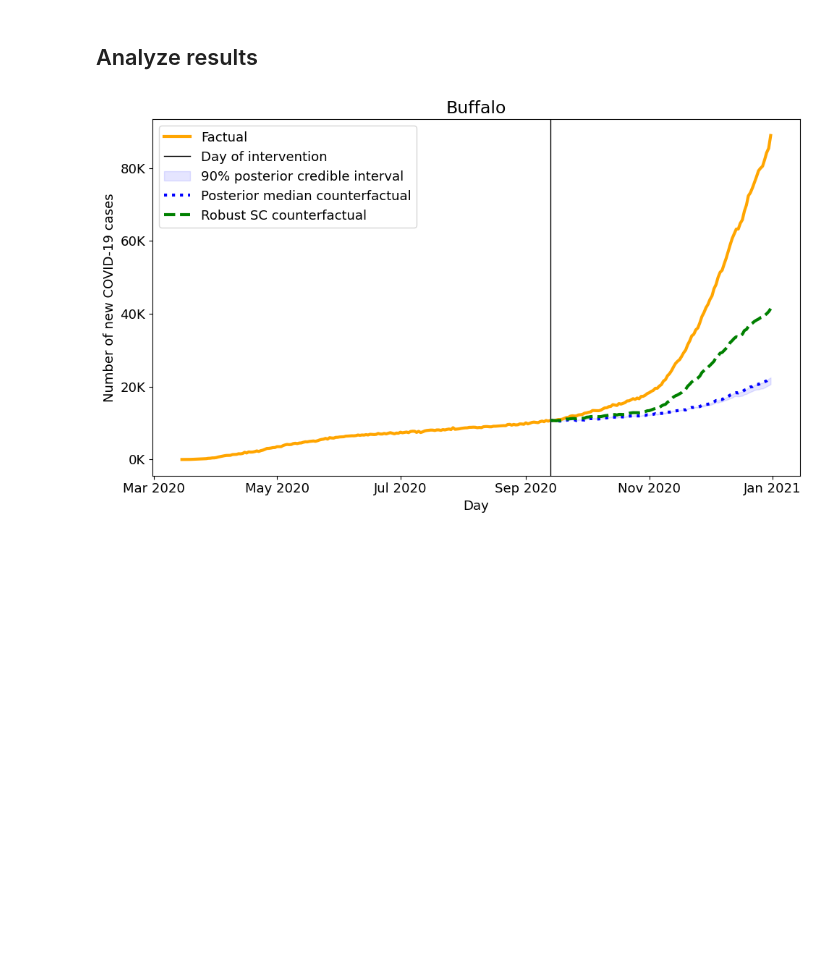
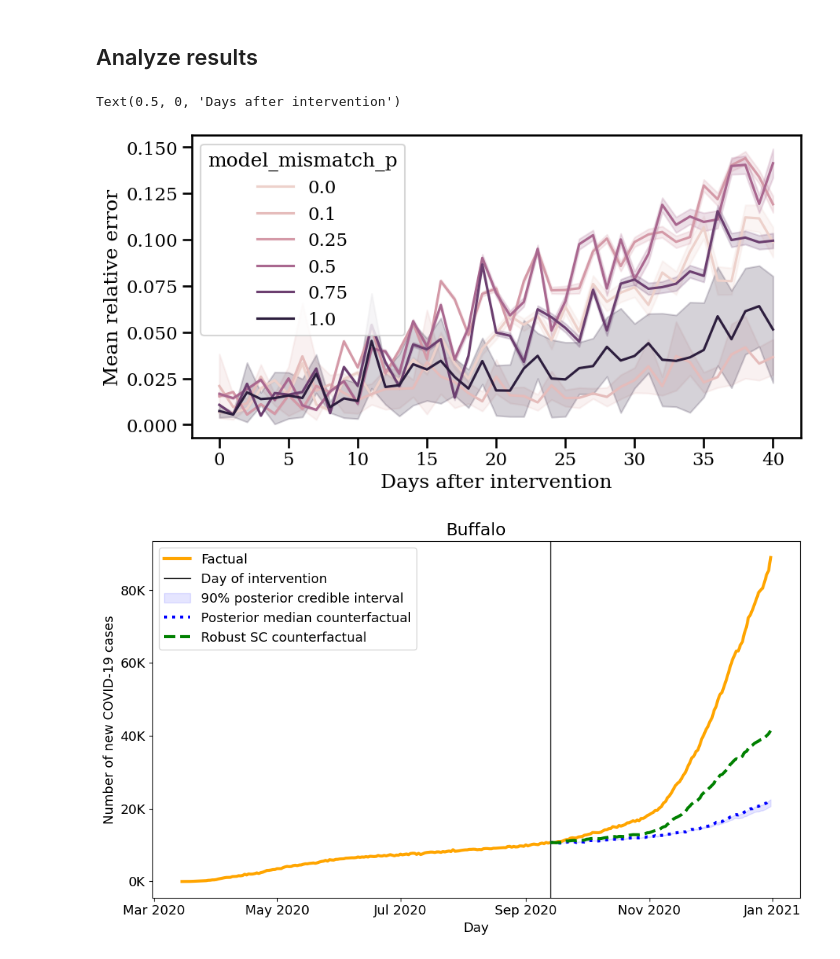
Before and after one commit to Joshuashou/Synthetic-Control-Paper-Model, a Jupyter notebook: src/semi_synthetic_experiment.ipynb, the cells around one changed output. Saved outputs shown, nothing was run; the diff lists cells and outputs as text; code cells hidden in the pictures; blank space fills up the shorter version.

```diff
--- a/src/semi_synthetic_experiment.ipynb
+++ b/src/semi_synthetic_experiment.ipynb
@@ -225,3 +270,38 @@ for posterior_sample_file in tqdm(posterior_sample_files):
+# %%
+sns.set_context('talk')
+plt.rcParams['text.usetex'] = False
+plt.rcParams['font.family'] = 'serif'
+
+# lineplot of error over time
+plt.figure(figsize=(10, 5))
+sns.lineplot(data=errors_df[(errors_df['days_after_intervention'] <= 40)],
+             x='days_after_intervention',
+             y='err_mean',
+            #  y_err='err_std',
+            #  hue='alpha',
+             hue='model_mismatch_p',
+             errorbar='sd'
+             )
+
+plt.ylabel('Mean relative error')
+plt.xlabel('Days after intervention')
+
+plt.title('')
+
+# set errorbars manually
+# plt.errorbar(x=errors_df[(errors_df['team']=='Minnesota') &
+#                             (errors_df['alpha']==250) &
+#                             (errors_df['days_after_intervention'] <= 40)]['days_after_intervention'],
+#                 y=errors_df[(errors_df['team']=='Minnesota') &
+#                             (errors_df['alpha']==250) &
+#                             (errors_df['days_after_intervention'] <= 40)]['err_mean'],
+#                 yerr=errors_df[(errors_df['team']=='Minnesota') &
+#                             (errors_df['alpha']==250) &
+#                             (errors_df['days_after_intervention'] <= 40)]['err_std'],
+#                 fmt='none', color='black', capsize=5, capthick=2, zorder=10)
+# %% [output]
+Text(0.5, 0, 'Days after intervention')
+[figure, added]
 # %%
 # import mdates
 import matplotlib.dates as mdates
```
Also changed, not shown: parts of 1 cell of this notebook, 1 other file.
